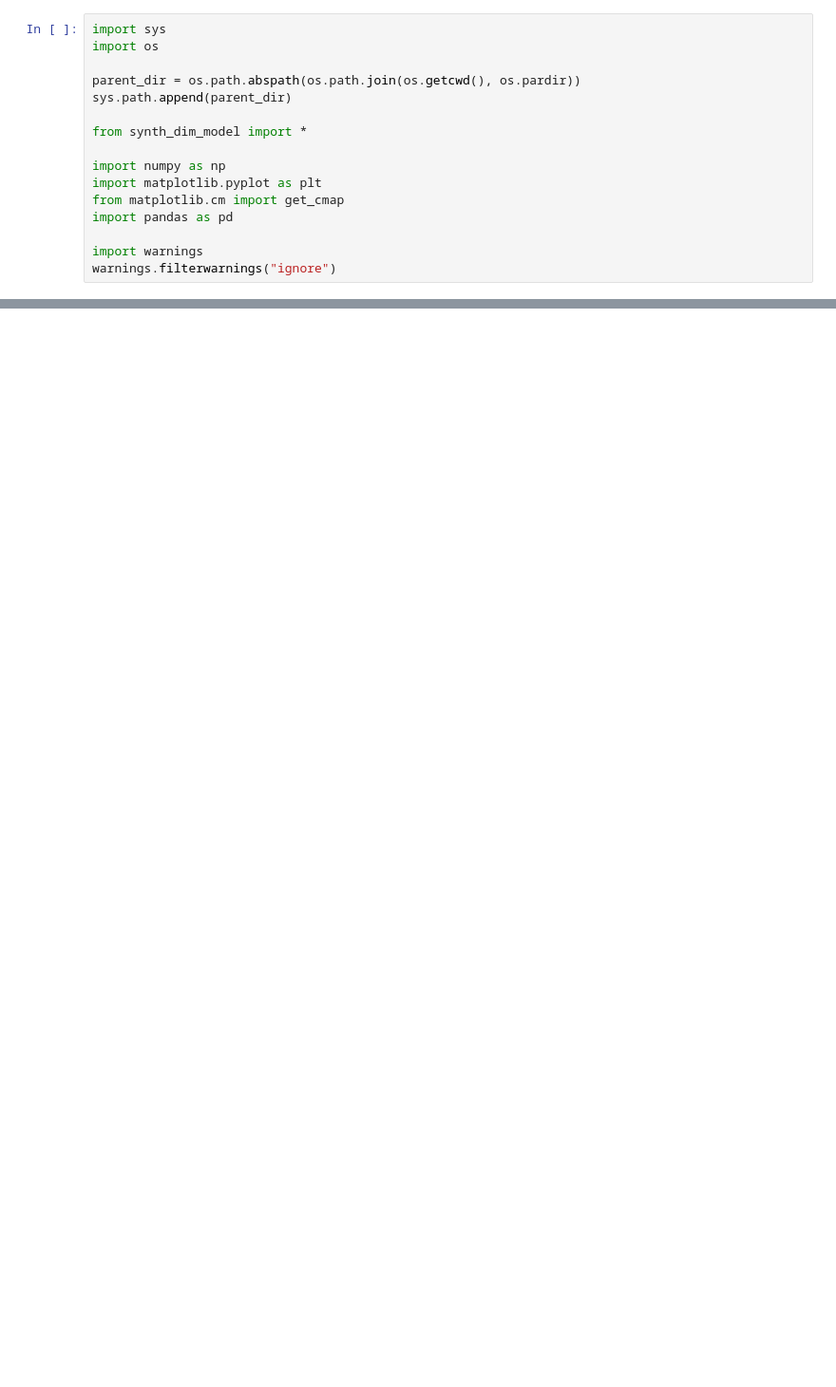
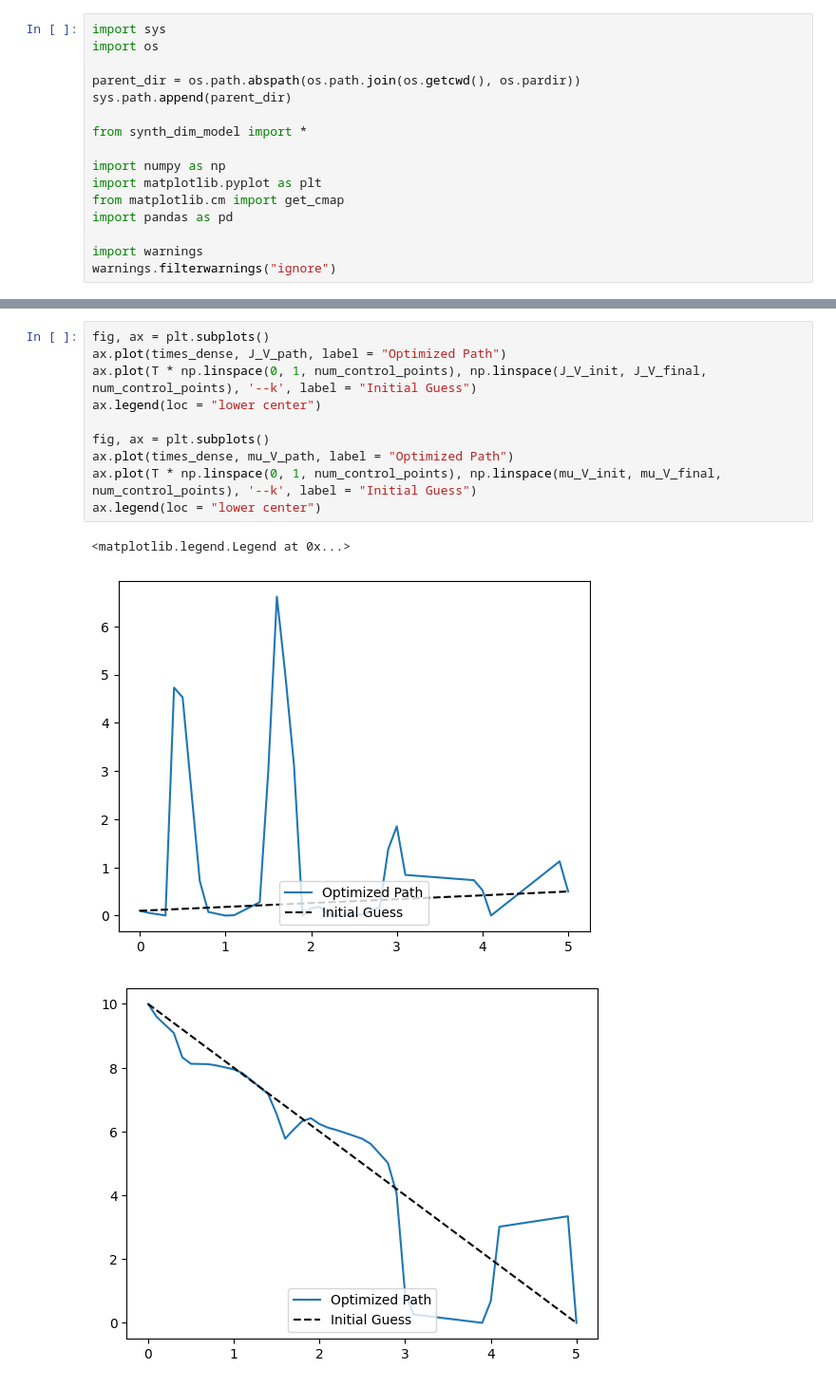
Before and after one commit to jwdesroches/synthetic_dimensions, a Jupyter notebook: trying_to_optimize_my_code.ipynb, the cells around one changed output, grey strips where cells are left out. Shown at 95% size. Cells and saved outputs as stored; diff of their text form; blank space fills up the shorter version.

```diff
--- a/trying_to_optimize_my_code.ipynb
+++ b/trying_to_optimize_my_code.ipynb
@@ -246,2 +181,16 @@ mu = [6.24295077e+00 3.65950312e+00 1.97530864e+00 9.52598689e-01
+# %%
+fig, ax = plt.subplots()
+ax.plot(times_dense, J_V_path, label = "Optimized Path")
+ax.plot(T * np.linspace(0, 1, num_control_points), np.linspace(J_V_init, J_V_final, num_control_points), '--k', label = "Initial Guess")
+ax.legend(loc = "lower center")
+
+fig, ax = plt.subplots()
+ax.plot(times_dense, mu_V_path, label = "Optimized Path")
+ax.plot(T * np.linspace(0, 1, num_control_points), np.linspace(mu_V_init, mu_V_final, num_control_points), '--k', label = "Initial Guess")
+ax.legend(loc = "lower center")
+# %% [output]
+<matplotlib.legend.Legend at 0x...>
+[figure, added]
+[figure, added]
 # %%
 fig, ax = plt.subplots()
```
Also changed, not shown: parts of 7 cells of this notebook, 3 other files.
